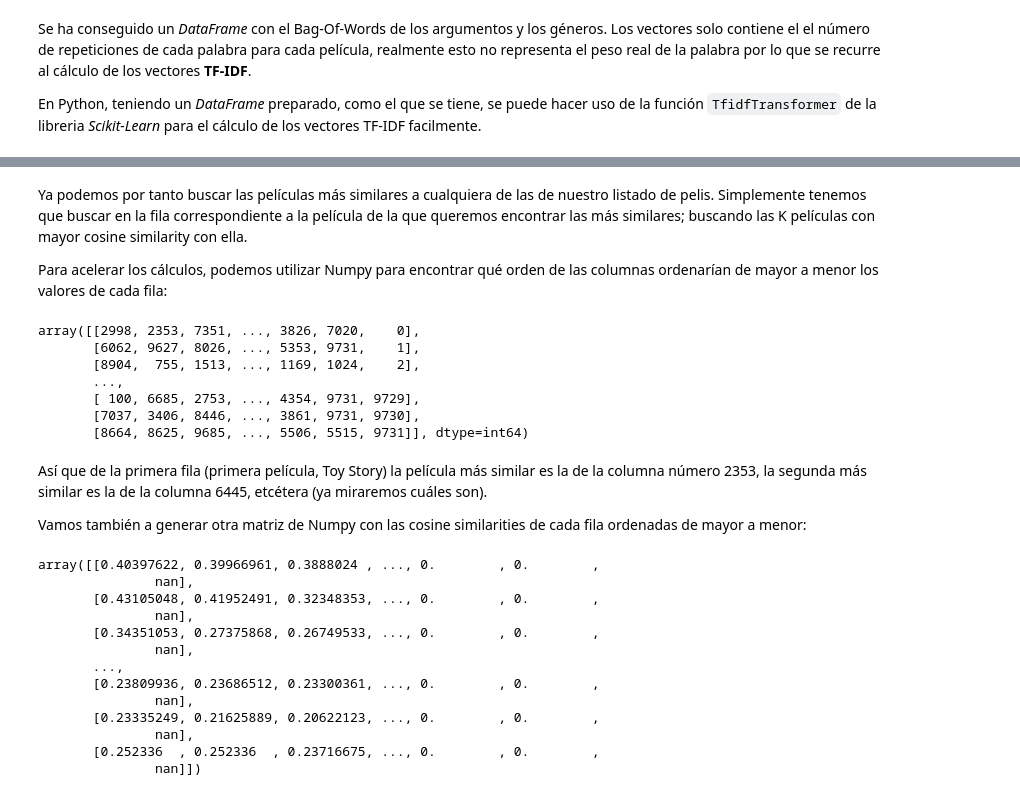
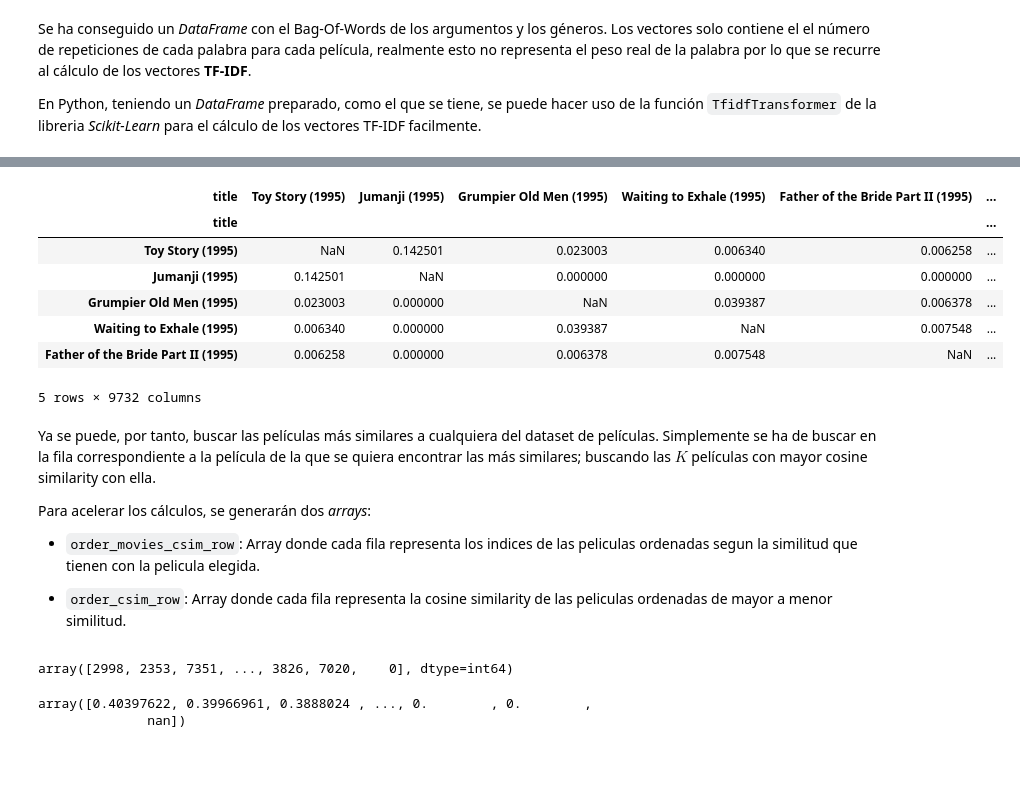
Before and after one commit to Ronaldo-AP/RecSys, a Jupyter notebook: recsys.ipynb, the cells around one changed output, grey strips where cells are left out. Drawn from its saved outputs; the diff is of its cells as text; code cells hidden in the pictures; blank space fills up the shorter version.

````diff
--- a/recsys.ipynb
+++ b/recsys.ipynb
@@ -178,39 +203,32 @@ matrix_similaridades_df = pd.DataFrame(cosine_sims,
 # %%
-np.fill_diagonal(matrix_similaridades_df.values, np.nan)
+np.fill_diagonal(matrix_sims_df.values, np.nan)
+matrix_sims_df.head()
+# %% [output]
+| title | Toy Story (1995) | Jumanji (1995) | Grumpier Old Men (1995) | Waiting to Exhale (1995) | Father of the Bride Part II (1995) | ... |
+| title |  |  |  |  |  | ... |
+| Toy Story (1995) | NaN | 0.142501 | 0.023003 | 0.006340 | 0.006258 | ... |
+| Jumanji (1995) | 0.142501 | NaN | 0.000000 | 0.000000 | 0.000000 | ... |
+| Grumpier Old Men (1995) | 0.023003 | 0.000000 | NaN | 0.039387 | 0.006378 | ... |
+| Waiting to Exhale (1995) | 0.006340 | 0.000000 | 0.039387 | NaN | 0.007548 | ... |
+| Father of the Bride Part II (1995) | 0.006258 | 0.000000 | 0.006378 | 0.007548 | NaN | ... |
+5 rows × 9732 columns
 # %% [markdown]
-Ya podemos por tanto buscar las películas más similares a cualquiera de las de nuestro listado de pelis. Simplemente tenemos que buscar en la fila correspondiente a la película de la que queremos encontrar las más similares; buscando las K películas con mayor cosine similarity con ella.
+Ya se puede, por tanto, buscar las películas más similares a cualquiera del dataset de películas. Simplemente se ha de buscar en la fila correspondiente a la película de la que se quiera encontrar las más similares; buscando las **$K$** películas con mayor cosine similarity con ella.
 
-Para acelerar los cálculos, podemos utilizar Numpy para encontrar qué orden de las columnas ordenarían de mayor a menor los valores de cada fila:
+Para acelerar los cálculos, se generarán dos *arrays*:
+
+- ```order_movies_csim_row```: Array donde cada fila representa los indices de las peliculas ordenadas segun la similitud que tienen con la pelicula elegida.
+
+- ```order_csim_row```: Array donde cada fila representa la cosine similarity de las peliculas ordenadas de mayor a menor similitud.
 # %%
-orden_pelis_cosine_sim_por_fila = np.argsort(-cosine_sims, axis=1)
-orden_pelis_cosine_sim_por_fila
+order_movies_csim_row = np.argsort(-cosine_sims, axis=1)
+order_movies_csim_row[0]
 # %% [output]
-array([[2998, 2353, 7351, ..., 3826, 7020,    0],
-       [6062, 9627, 8026, ..., 5353, 9731,    1],
-       [8904,  755, 1513, ..., 1169, 1024,    2],
-       ...,
-       [ 100, 6685, 2753, ..., 4354, 9731, 9729],
-       [7037, 3406, 8446, ..., 3861, 9731, 9730],
-       [8664, 8625, 9685, ..., 5506, 5515, 9731]], dtype=int64)
+array([2998, 2353, 7351, ..., 3826, 7020,    0], dtype=int64)
-# %% [markdown]
-Así que de la primera fila (primera película, Toy Story) la película más similar es la de la columna número 2353, la segunda más similar es la de la columna 6445, etcétera (ya miraremos cuáles son).
-
-Vamos también a generar otra matriz de Numpy con las cosine similarities de cada fila ordenadas de mayor a menor:
 # %%
-cosine_sims_ordenadas = -np.sort(-cosine_sims, axis=1)
-cosine_sims_ordenadas
+order_csim_row = -np.sort(-cosine_sims, axis=1)
+order_csim_row[0]
 # %% [output]
-array([[0.40397622, 0.39966961, 0.3888024 , ..., 0.        , 0.        ,
-               nan],
-       [0.43105048, 0.41952491, 0.32348353, ..., 0.        , 0.        ,
-               nan],
-       [0.34351053, 0.27375868, 0.26749533, ..., 0.        , 0.        ,
-               nan],
-       ...,
-       [0.23809936, 0.23686512, 0.23300361, ..., 0.        , 0.        ,
-               nan],
-       [0.23335249, 0.21625889, 0.20622123, ..., 0.        , 0.        ,
-               nan],
-       [0.252336  , 0.252336  , 0.23716675, ..., 0.        , 0.        ,
-               nan]])
+array([0.40397622, 0.39966961, 0.3888024 , ..., 0.        , 0.        ,
+              nan])
 # %% [markdown]
````
Also changed, not shown: parts of 10 cells of this notebook.
